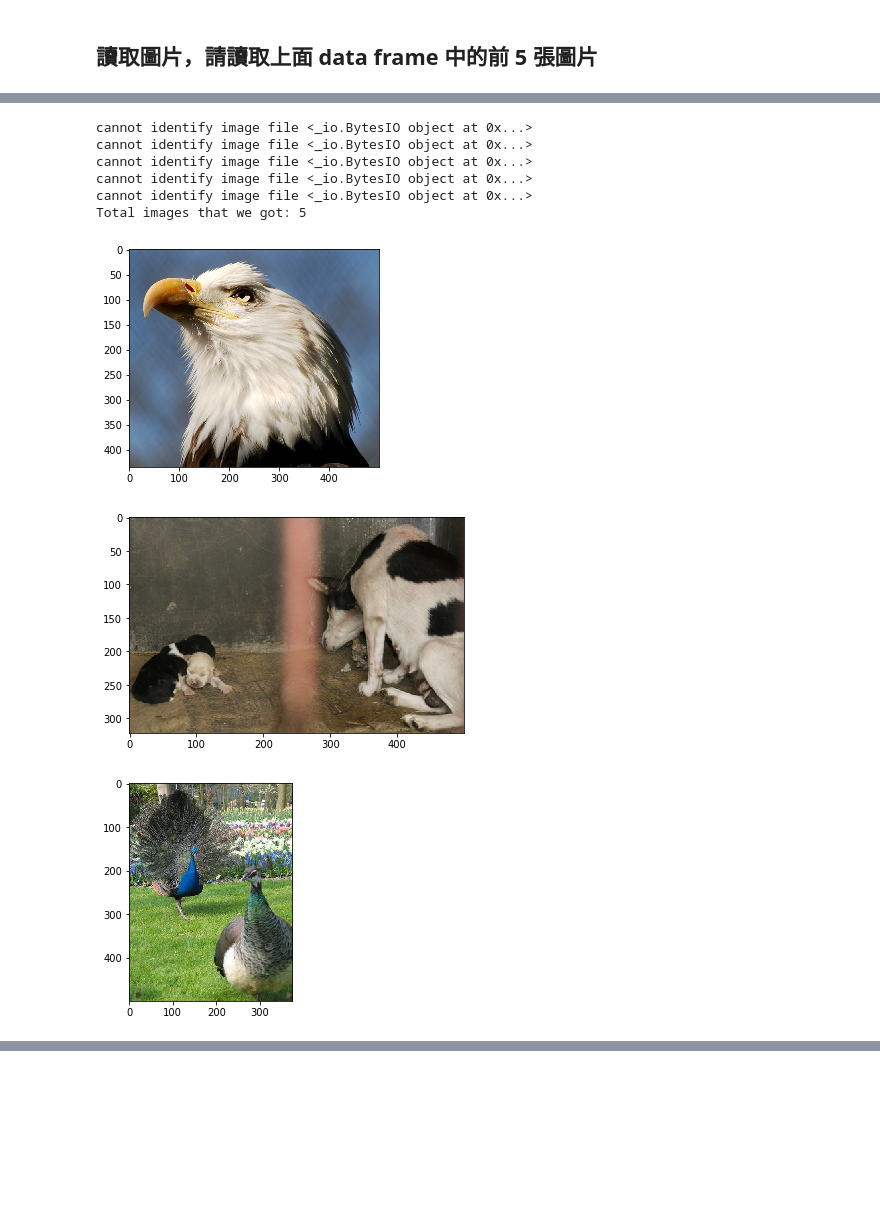
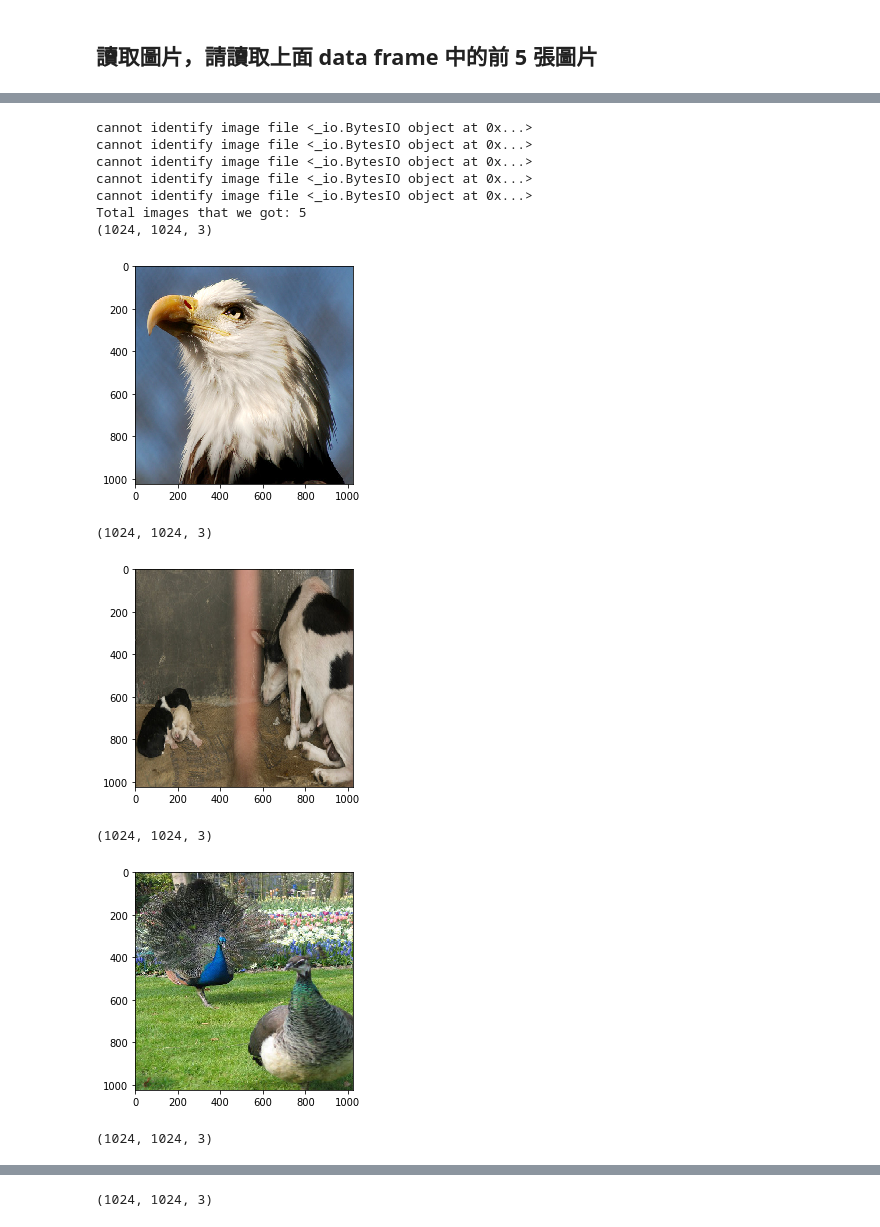
Before and after one commit to szuchihwang/3rd-ML100Days, a Jupyter notebook: homeworks/Day_005-2_HW.ipynb, the cells around one changed output, grey strips where cells are left out. Drawn from its saved outputs; the diff is of its cells as text; code cells hidden in the pictures; blank space fills up the shorter version.

```diff
--- a/homeworks/Day_005-2_HW.ipynb
+++ b/homeworks/Day_005-2_HW.ipynb
@@ -110,31 +113,37 @@ def img2arr_fromURLs(url_list, resize = False):
        try:
             response = requests.get(link)
             img = Image.open(BytesIO(response.content))
+            if resize:
+                img = img.resize((1024,1024)) # 假如 resize, 就先統一到 256 x 256
+                img = np.array(img)
        except Exception as e :
             print(e)
 
        else:
-            response = requests.get(link)
-            res.append(response)
+            res.append(img)
 
 
 
     return res
 # %%
-result = img2arr_fromURLs(df[0:10][0].values)
+result = img2arr_fromURLs(df[0:10][0].values, resize = True)
 print("Total images that we got: %i " % len(result)) # 如果不等於 5, 代表有些連結失效囉
 
 for im_get in result:
-    img = Image.open(BytesIO(im_get.content))
-    plt.imshow(img)
+    print(im_get.shape)
+    plt.imshow(im_get)
     plt.show()
 # %% [output]
 cannot identify image file <_io.BytesIO object at 0x...>
 cannot identify image file <_io.BytesIO object at 0x...>
 cannot identify image file <_io.BytesIO object at 0x...>
 cannot identify image file <_io.BytesIO object at 0x...>
 cannot identify image file <_io.BytesIO object at 0x...>
 Total images that we got: 5
+(1024, 1024, 3)
-[figure, old version]
+[figure, new version]
+(1024, 1024, 3)
-[figure, old version]
+[figure, new version]
+(1024, 1024, 3)
-[figure, old version]
+[figure, new version]
+(1024, 1024, 3)
@@ -141,0 +151 @@ Total images that we got: 5
+(1024, 1024, 3)
```
Also changed, not shown: parts of 2 cells of this notebook, 1 other file.
